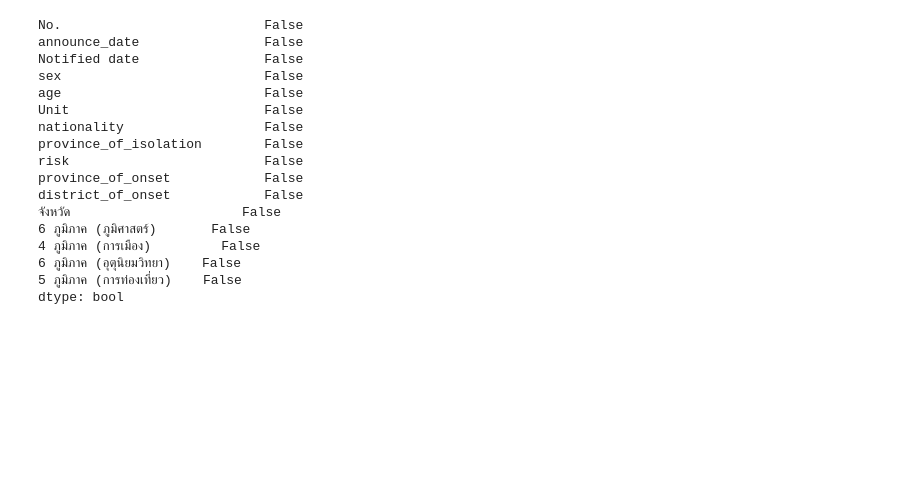
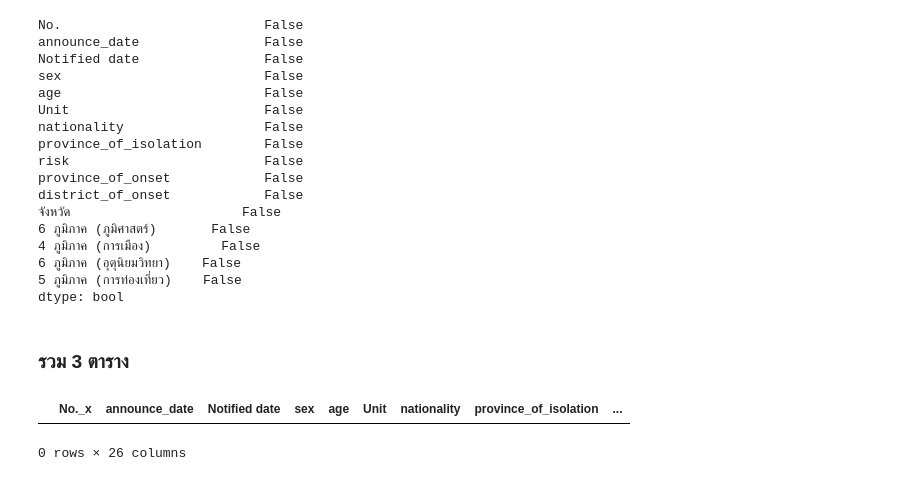
Before and after one commit to Umaporn19/data_viz_2022, a Jupyter notebook: Project_Dataviz.ipynb, the cells around one changed output. Drawn from its saved outputs; the diff is of its cells as text; code cells hidden in the pictures; blank space fills up the shorter version.

Commit message:
รวมตาราง

```diff
--- a/Project_Dataviz.ipynb
+++ b/Project_Dataviz.ipynb
@@ -526,3 +524,11 @@ district_of_onset            False
 6 ภูมิภาค (อุตุนิยมวิทยา)    False
 5 ภูมิภาค (การท่องเที่ยว)    False
 dtype: bool
+# %% [markdown]
+### รวม 3 ตาราง
+# %%
+data_total2 = data_total1_drop.merge(data_5re.drop,left_on='announce_date',right_on='เขต') #รวมตาราง 3 ตาราง
+data_total2
+# %% [output]
+|  | No._x | announce_date | Notified date | sex | age | Unit | nationality | province_of_isolation | ... |
+0 rows × 26 columns
```
Also changed, not shown: parts of 1 cell of this notebook.
